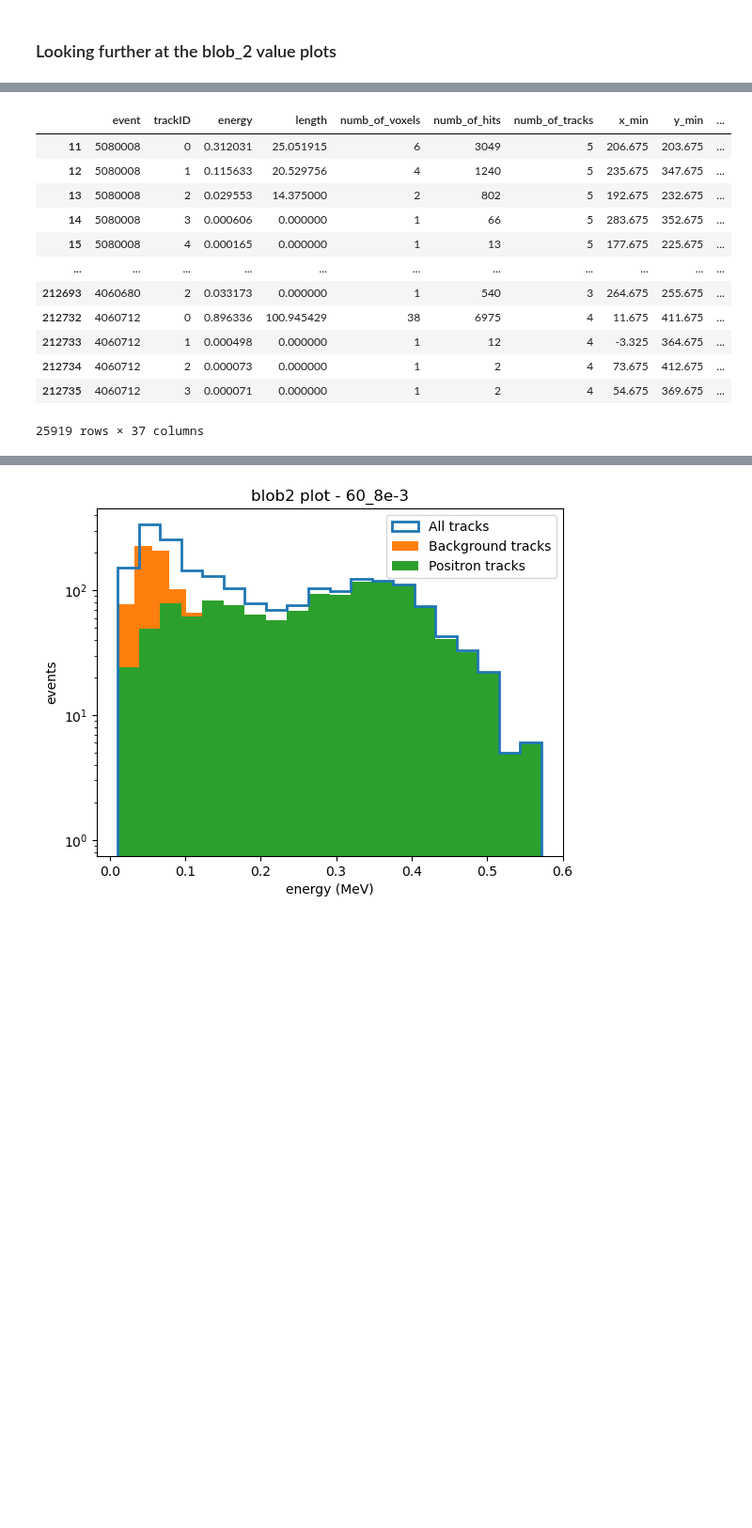
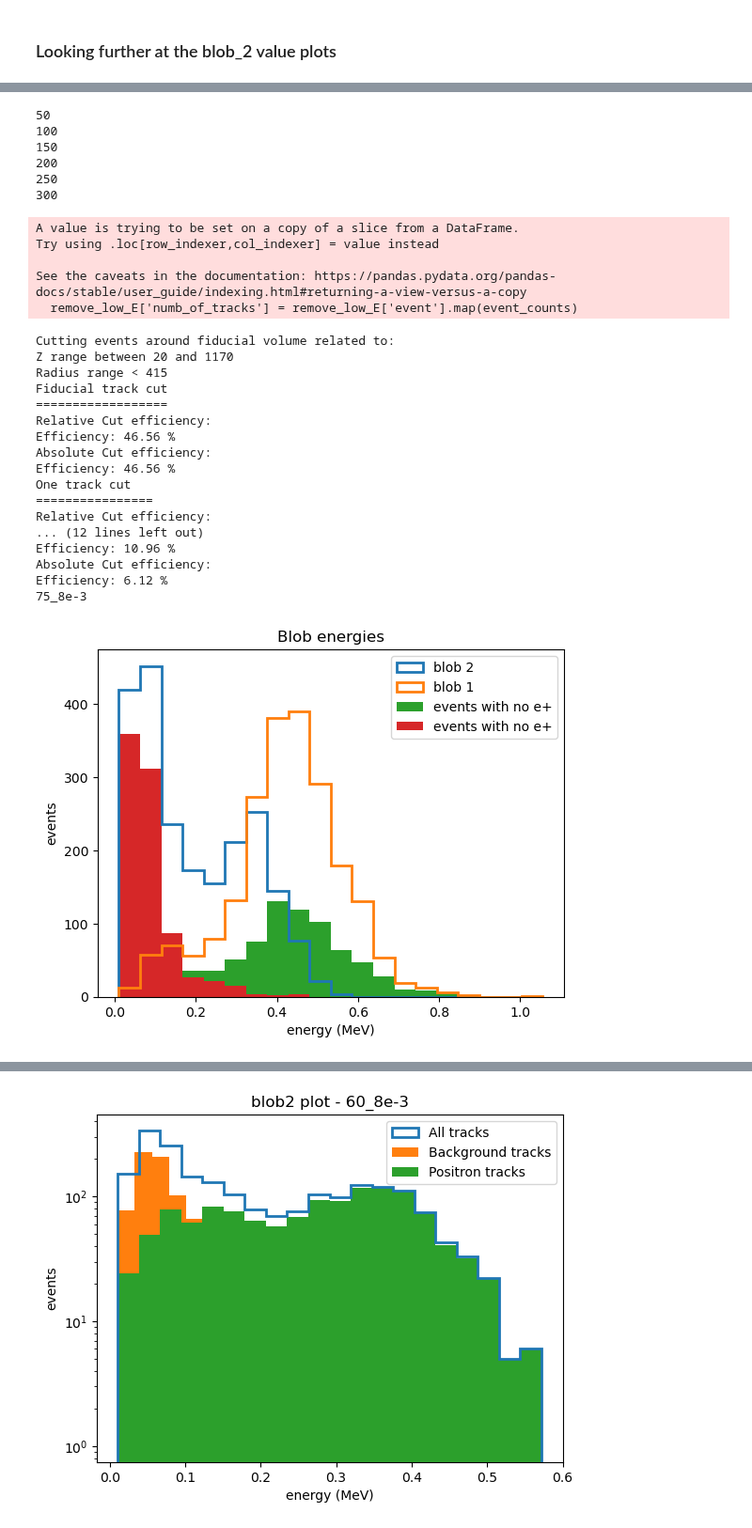
Before and after one commit to jwaiton/next_misc, a Jupyter notebook: further_beersheba_analysis/study_output.ipynb, the cells around one changed output, grey strips where cells are left out. Shown at 94% size. Drawn from its saved outputs; the diff is of its cells as text; code cells hidden in the pictures; blank space fills up the shorter version.

```diff
--- a/further_beersheba_analysis/study_output.ipynb
+++ b/further_beersheba_analysis/study_output.ipynb
@@ -356,22 +411,52 @@ display(tracks)
 # %%
-def plot_blob2(data_path, title = "blob2 plot"):
-
-    file = func.load_data(data_path)
-    tracks = file[0]
+file = func.load_data('data/75_8e-3/isaura/')
+tracks = file[0]
+particles = file[1]
+evtmap = file[2]
 
 
-    # cut
-    tracks_low_E = func.remove_low_E_events(tracks)
+# cut
+tracks_low_E = func.remove_low_E_events(tracks)
 
-    cut_tracks = func.apply_cuts(tracks_low_E, lower_z = 20, upper_z = 1170, r_lim = 415)
+cut_tracks = func.apply_cuts(tracks_low_E, lower_z = 20, upper_z = 1170, r_lim = 415)
 
-    pos_df = func.positron_scraper(data_path)
-    pos_events = (np.unique(pos_df['event_id'].to_numpy()))*2
-    ecut_no_positron_df = cut_tracks[~cut_tracks['event'].isin(pos_events)]
-    ecut_positron_df = cut_tracks[cut_tracks['event'].isin(pos_events)]
+# collect positron events
+pos_df = func.positron_scraper('data/75_8e-3/isaura/')
 
-    func.plot_hist(cut_tracks, column = 'eblob2', fill = False, label='All tracks')
-    func.plot_hist(ecut_no_positron_df, column = 'eblob2', label = 'Background tracks')
-    func.plot_hist(ecut_positron_df, column = 'eblob2', title = title, label = 'Positron tracks')
-    plt.legend()
-    plt.show()
+pos_events = (np.unique(pos_df['event_id'].to_numpy()))*2
+ecut_no_positron_df = cut_tracks[0][~cut_tracks[0]['event'].isin(pos_events)]
+ecut_positron_df = cut_tracks[0][cut_tracks[0]['event'].isin(pos_events)]
+
+print("75_8e-3")
+blob_positron_plot(cut_tracks[0], ecut_no_positron_df, blob_label = "events with no e+")
+blob_positron_plot(cut_tracks[0], ecut_positron_df, blob_label = "events with e+")
+# %% [output]
+50
+100
+150
+200
+250
+300
+A value is trying to be set on a copy of a slice from a DataFrame.
+Try using .loc[row_indexer,col_indexer] = value instead
+
+See the caveats in the documentation: https://pandas.pydata.org/pandas-docs/stable/user_guide/indexing.html#returning-a-view-versus-a-copy
+  remove_low_E['numb_of_tracks'] = remove_low_E['event'].map(event_counts)
+Cutting events around fiducial volume related to:
+Z range between 20 and 1170
+Radius range < 415
+Fiducial track cut
+==================
+Relative Cut efficiency:
+Efficiency: 46.56 %
+Absolute Cut efficiency:
+Efficiency: 46.56 %
+One track cut
+================
+Relative Cut efficiency:
+... (12 lines left out)
+Efficiency: 10.96 %
+Absolute Cut efficiency:
+Efficiency: 6.12 %
+75_8e-3
+[figure, added]
@@ -384,16 +463,0 @@ ecut_positron_df = cut_tracks[0][cut_tracks[0]['event'].isin(pos_events)]
-# %%
-display(ecut_positron_df)
-# %% [output]
-|  | event | trackID | energy | length | numb_of_voxels | numb_of_hits | numb_of_tracks | x_min | y_min | ... |
-| 11 | 5080008 | 0 | 0.312031 | 25.051915 | 6 | 3049 | 5 | 206.675 | 203.675 | ... |
-| 12 | 5080008 | 1 | 0.115633 | 20.529756 | 4 | 1240 | 5 | 235.675 | 347.675 | ... |
-| 13 | 5080008 | 2 | 0.029553 | 14.375000 | 2 | 802 | 5 | 192.675 | 232.675 | ... |
-| 14 | 5080008 | 3 | 0.000606 | 0.000000 | 1 | 66 | 5 | 283.675 | 352.675 | ... |
-| 15 | 5080008 | 4 | 0.000165 | 0.000000 | 1 | 13 | 5 | 177.675 | 225.675 | ... |
-| ... | ... | ... | ... | ... | ... | ... | ... | ... | ... | ... |
-| 212693 | 4060680 | 2 | 0.033173 | 0.000000 | 1 | 540 | 3 | 264.675 | 255.675 | ... |
-| 212732 | 4060712 | 0 | 0.896336 | 100.945429 | 38 | 6975 | 4 | 11.675 | 411.675 | ... |
-| 212733 | 4060712 | 1 | 0.000498 | 0.000000 | 1 | 12 | 4 | -3.325 | 364.675 | ... |
-| 212734 | 4060712 | 2 | 0.000073 | 0.000000 | 1 | 2 | 4 | 73.675 | 412.675 | ... |
-| 212735 | 4060712 | 3 | 0.000071 | 0.000000 | 1 | 2 | 4 | 54.675 | 369.675 | ... |
-25919 rows × 37 columns
```
Also changed, not shown: parts of 11 cells of this notebook.
